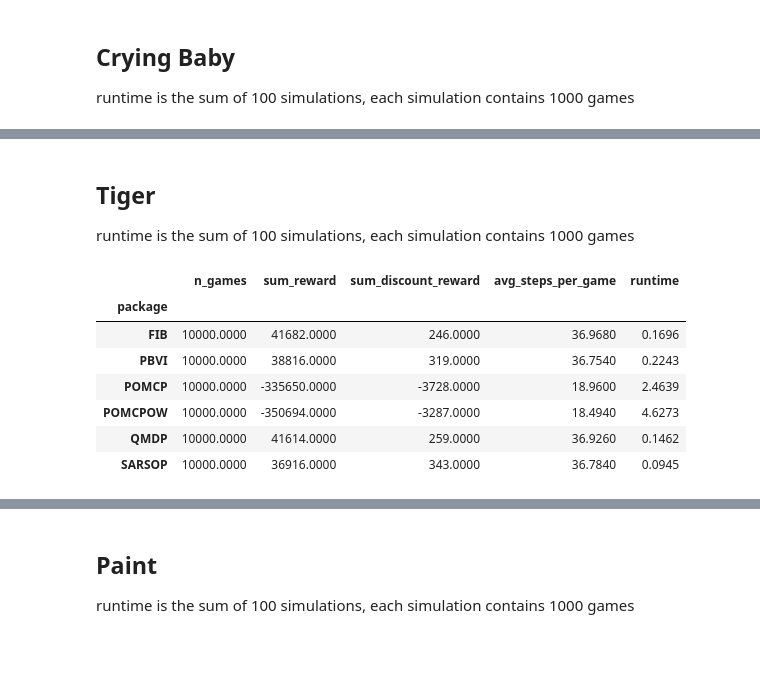
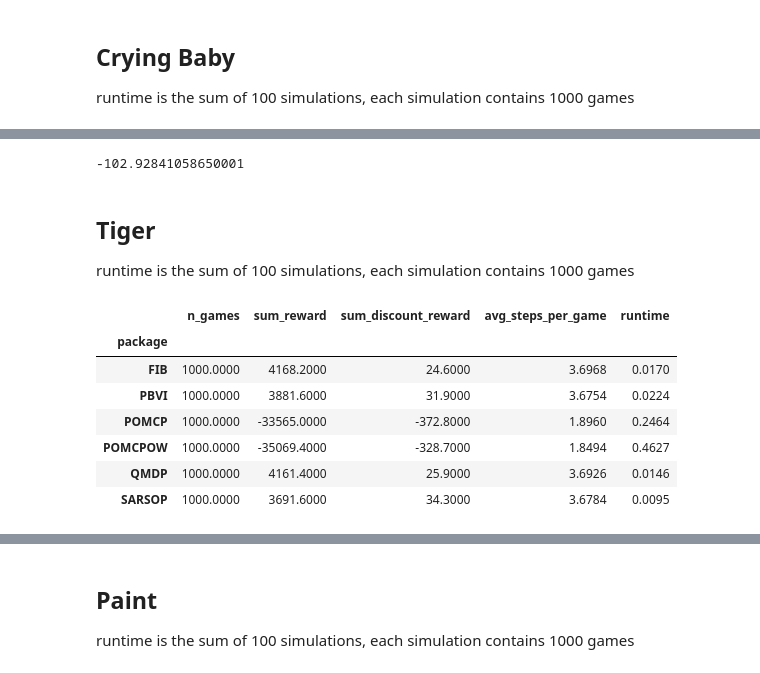
Before and after one commit to aliceyshu/8010_project, a Jupyter notebook: results/summary_results.ipynb, the cells around one changed output, grey strips where cells are left out. Drawn from its saved outputs; the diff is of its cells as text; code cells hidden in the pictures.

```diff
--- a/results/summary_results.ipynb
+++ b/results/summary_results.ipynb
@@ -64,3 +54,10 @@ Name: sum_discount_reward, dtype: int64
+# %%
+r = -15
+discount = 0.9
+n = 10
+calculate_expected_discounted_reward(r, discount, n)
+# %% [output]
+-102.92841058650001
 # %% [markdown]
 ## Tiger
 
@@ -68,25 +65,25 @@ runtime is the sum of 100 simulations, each simulation contains 1000 games
 # %%
 df = pd.read_table("tigerProblem.csv",sep=',')
 
 cm = sns.light_palette("orange", as_cmap=True)
-df2 = df.groupby(["package"]).sum().round(4)
+df2 = df.groupby(["package"]).mean().round(4)
 df2 = df2[[i for i in df2.columns if i not in ['id']]]
 df2.style.format('{:.4f}').background_gradient(cmap=cm).apply(
     lambda col: ['font-weight:bold'
                  if ((x==col.max() and col.name in [
                      "sum_reward","sum_discount_reward"
                      ])
                      or (x==col.min() and col.name in ["avg_steps","runtime"]))
                  else ''
                  for x in col])
 # %% [output]
 |  | n_games | sum_reward | sum_discount_reward | avg_steps_per_game | runtime |
 | package |  |  |  |  |  |
-| FIB | 10000.0000 | 41682.0000 | 246.0000 | 36.9680 | 0.1696 |
-| PBVI | 10000.0000 | 38816.0000 | 319.0000 | 36.7540 | 0.2243 |
-| POMCP | 10000.0000 | -335650.0000 | -3728.0000 | 18.9600 | 2.4639 |
-| POMCPOW | 10000.0000 | -350694.0000 | -3287.0000 | 18.4940 | 4.6273 |
-| QMDP | 10000.0000 | 41614.0000 | 259.0000 | 36.9260 | 0.1462 |
-| SARSOP | 10000.0000 | 36916.0000 | 343.0000 | 36.7840 | 0.0945 |
+| FIB | 1000.0000 | 4168.2000 | 24.6000 | 3.6968 | 0.0170 |
+| PBVI | 1000.0000 | 3881.6000 | 31.9000 | 3.6754 | 0.0224 |
+| POMCP | 1000.0000 | -33565.0000 | -372.8000 | 1.8960 | 0.2464 |
+| POMCPOW | 1000.0000 | -35069.4000 | -328.7000 | 1.8494 | 0.4627 |
+| QMDP | 1000.0000 | 4161.4000 | 25.9000 | 3.6926 | 0.0146 |
+| SARSOP | 1000.0000 | 3691.6000 | 34.3000 | 3.6784 | 0.0095 |
 # %%
 tiger_runtime = df2["runtime"]
```
Also changed, not shown: parts of 30 cells of this notebook, 11 other files.
